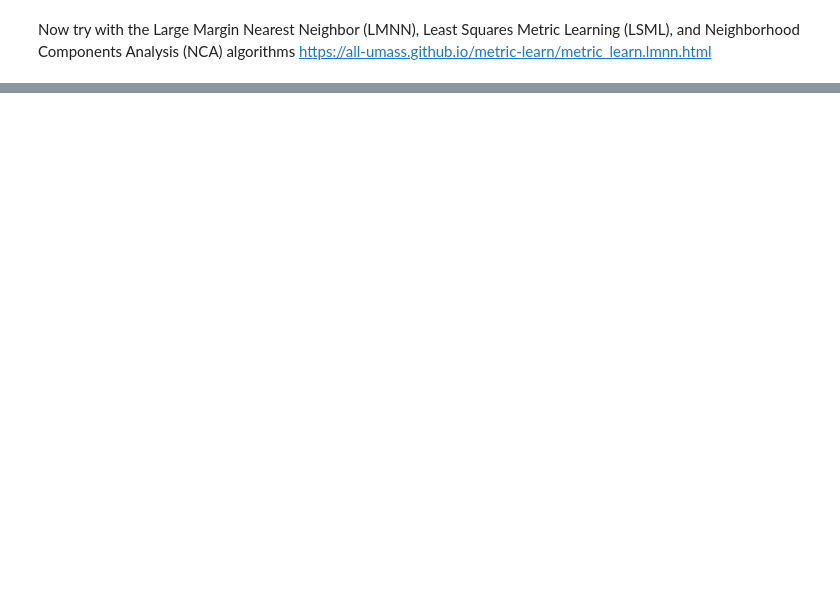
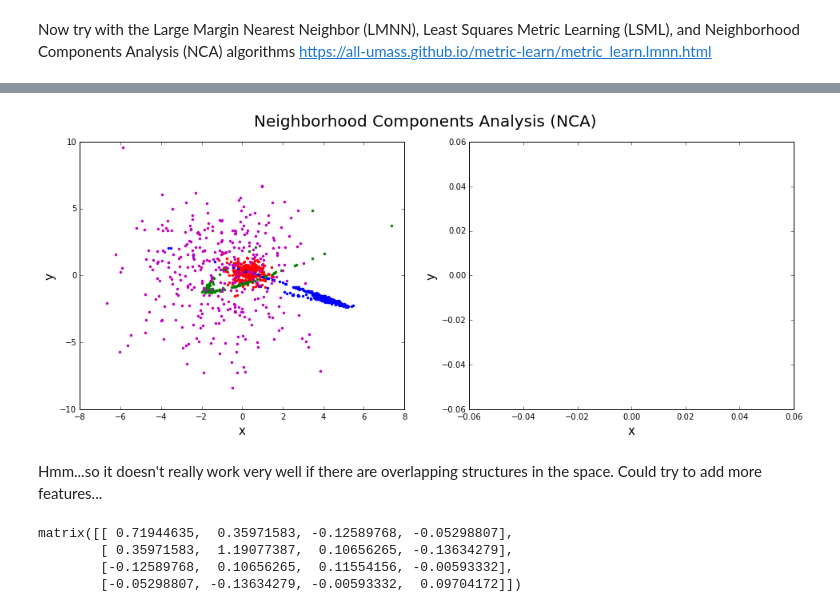
Before and after one commit to bbertoni/StellarSubstructure, a Jupyter notebook: OptimizeMetric.ipynb, the cells around one changed output, grey strips where cells are left out. Saved outputs shown, nothing was run; the diff lists cells and outputs as text; code cells hidden in the pictures; blank space fills up the shorter version.

```diff
--- a/OptimizeMetric.ipynb
+++ b/OptimizeMetric.ipynb
@@ -189,0 +303,31 @@ fig.set_size_inches(16, 6)
+# %%
+nca = NCA(max_iter=1000, learning_rate=0.01)
+nca_metric = np.matrix(nca.fit(X, Y).metric())
+# %%
+X_transform = nca_metric * np.transpose(np.matrix(X))
+# %%
+fig = plt.figure()
+
+plt.subplot(121)
+plt.plot(x1,y1,'r.')
+plt.plot(x2,y2,'b.')
+plt.plot(x3,y3,'g.')
+plt.plot(x4,y4,'m.')
+plt.xlabel("x",size=15)
+plt.ylabel("y",size=15)
+
+plt.subplot(122)
+plt.plot(X_transform[0,0:len(x1)],X_transform[1,0:len(x1)],'r.')
+plt.plot(X_transform[0,len(x1):len(x1)+len(x2)],X_transform[1,len(x1):len(x1)+len(x2)],'b.')
+plt.plot(X_transform[0,len(x1)+len(x2):len(x1)+len(x2)+len(x3)],X_transform[1,len(x1)+len(x2):len(x1)+len(x2)+len(x3)],'g.')
+plt.plot(X_transform[0,len(x1)+len(x2)+len(x3):],X_transform[1,len(x1)+len(x2)+len(x3):],'m.')
+plt.xlabel("x",size=15)
+plt.ylabel("y",size=15)
+
+plt.suptitle("Neighborhood Components Analysis (NCA)",size=20)
+
+fig.set_size_inches(16, 6)
+# %% [output]
+[figure, added]
+# %% [markdown]
+Hmm...so it doesn't really work very well if there are overlapping structures in the space.  Could try to add more features...
@@ -189,0 +340,9 @@ fig.set_size_inches(16, 6)
+# %%
+lmnn = LMNN(k=4, learn_rate=1e-6)
+lmnn_metric=np.matrix(lmnn.fit(X,Y).metric())
+lmnn_metric
+# %% [output]
+matrix([[ 0.71944635,  0.35971583, -0.12589768, -0.05298807],
+        [ 0.35971583,  1.19077387,  0.10656265, -0.13634279],
+        [-0.12589768,  0.10656265,  0.11554156, -0.00593332],
+        [-0.05298807, -0.13634279, -0.00593332,  0.09704172]])
```
Also changed, not shown: parts of 42 cells of this notebook.
